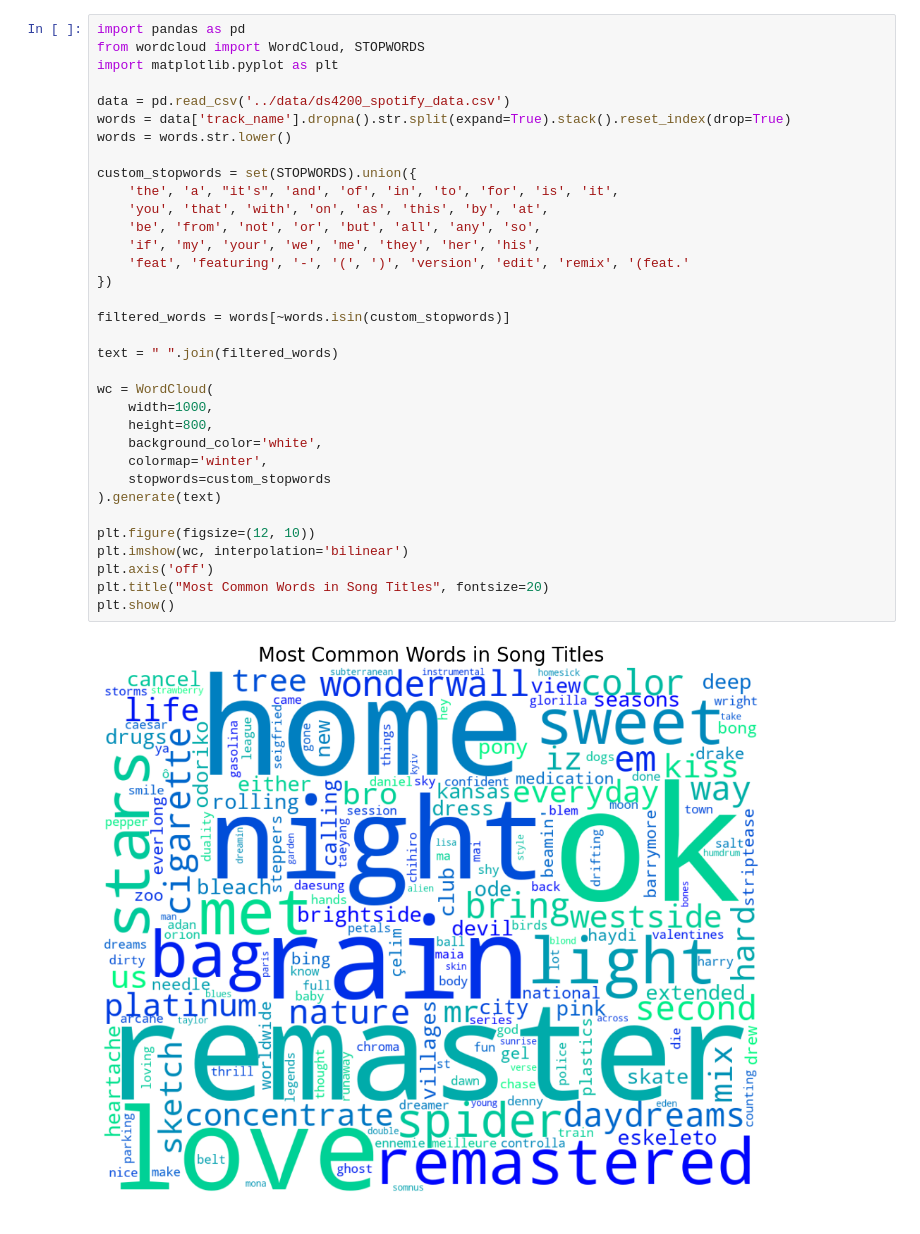
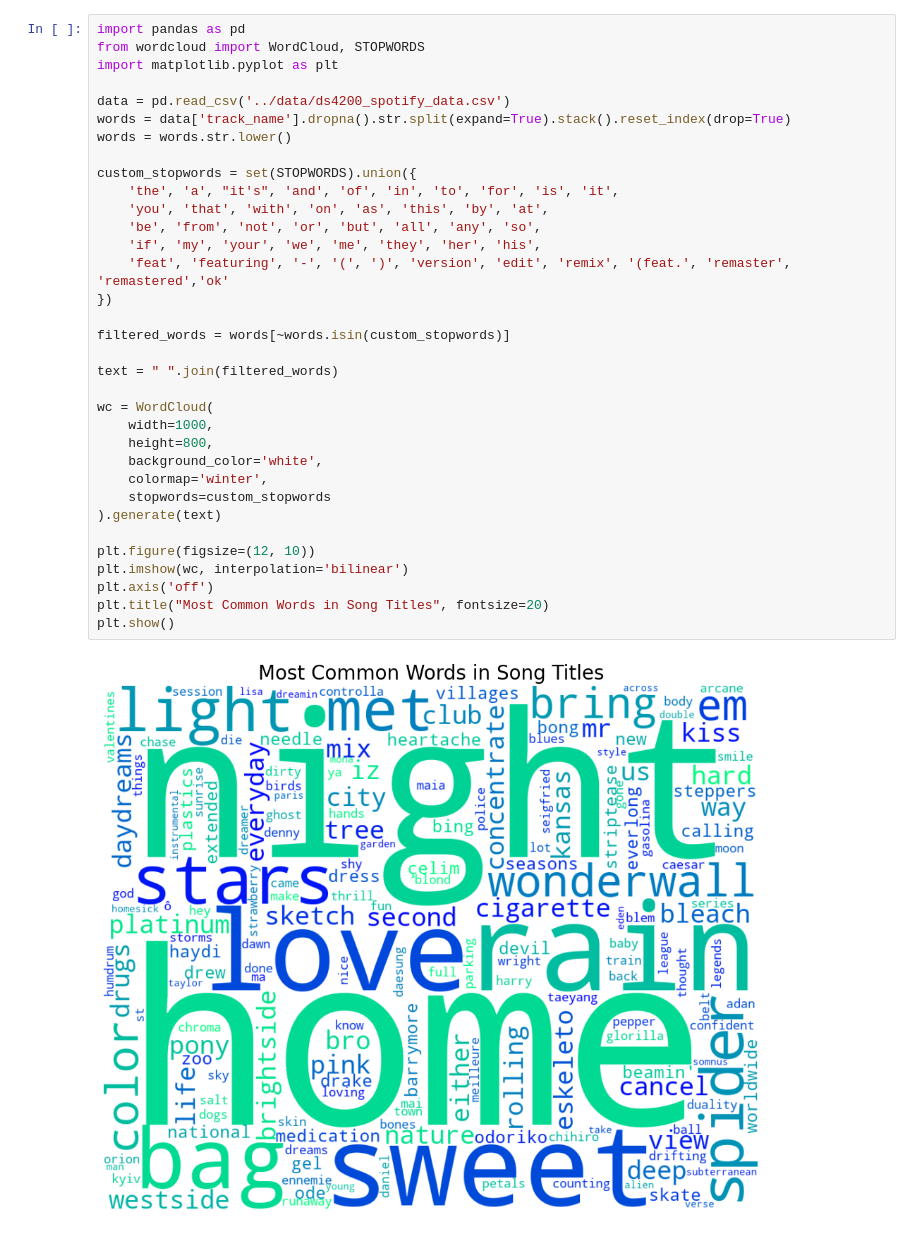
Before and after one commit to narang-an/rewrapped-DS4200, a Jupyter notebook: wordcloud/word_cloud.ipynb, the cells around one changed output. Saved outputs shown, nothing was run; the diff lists cells and outputs as text.

```diff
--- a/wordcloud/word_cloud.ipynb
+++ b/wordcloud/word_cloud.ipynb
@@ -5,32 +5,32 @@ import matplotlib.pyplot as plt
 
 data = pd.read_csv('../data/ds4200_spotify_data.csv')
 words = data['track_name'].dropna().str.split(expand=True).stack().reset_index(drop=True)
 words = words.str.lower()
 
 custom_stopwords = set(STOPWORDS).union({
     'the', 'a', "it's", 'and', 'of', 'in', 'to', 'for', 'is', 'it',
     'you', 'that', 'with', 'on', 'as', 'this', 'by', 'at',
     'be', 'from', 'not', 'or', 'but', 'all', 'any', 'so',
     'if', 'my', 'your', 'we', 'me', 'they', 'her', 'his',
-    'feat', 'featuring', '-', '(', ')', 'version', 'edit', 'remix', '(feat.'
+    'feat', 'featuring', '-', '(', ')', 'version', 'edit', 'remix', '(feat.', 'remaster', 'remastered','ok'
 })
 
 filtered_words = words[~words.isin(custom_stopwords)]
 
 text = " ".join(filtered_words)
 
 wc = WordCloud(
     width=1000,
     height=800,
     background_color='white',
     colormap='winter',
     stopwords=custom_stopwords
 ).generate(text)
 
 plt.figure(figsize=(12, 10))
 plt.imshow(wc, interpolation='bilinear')
 plt.axis('off')
 plt.title("Most Common Words in Song Titles", fontsize=20)
 plt.show()
 # %% [output]
-[figure, old version]
+[figure, new version]
```
